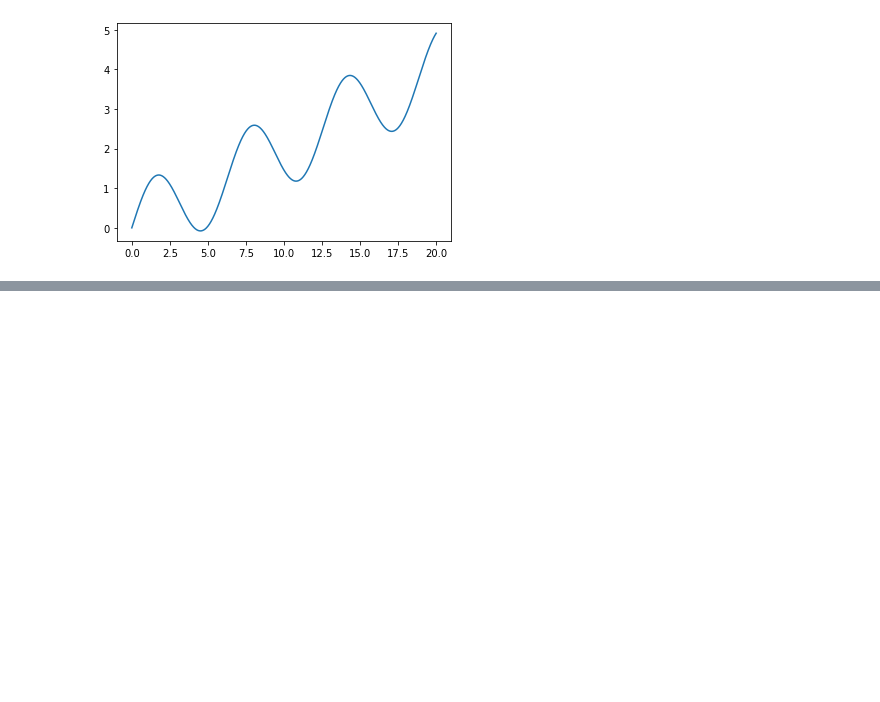
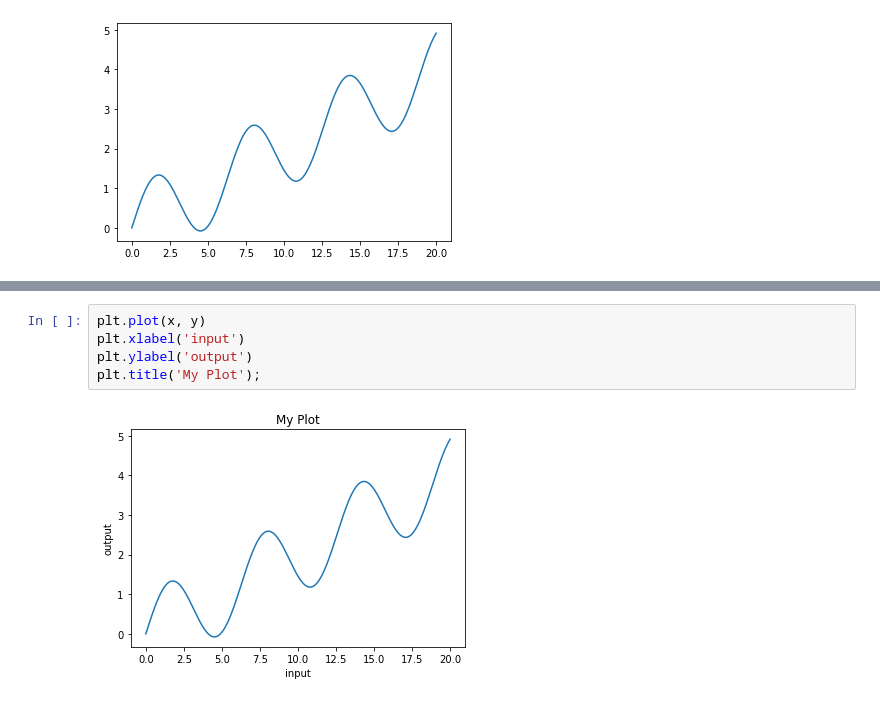
Before and after one commit to zulfanandria/Deep-Learning-Prerequisites, a Jupyter notebook: Matplotlib.ipynb, the cells around one changed output, grey strips where cells are left out. Saved outputs shown, nothing was run; the diff lists cells and outputs as text; blank space fills up the shorter version.

```diff
--- a/Matplotlib.ipynb
+++ b/Matplotlib.ipynb
@@ -16,0 +22,7 @@ plt.plot(x, y)
+# %%
+plt.plot(x, y)
+plt.xlabel('input')
+plt.ylabel('output')
+plt.title('My Plot');
+# %% [output]
+[figure, added]
```
Also changed, not shown: parts of 22 cells of this notebook.
